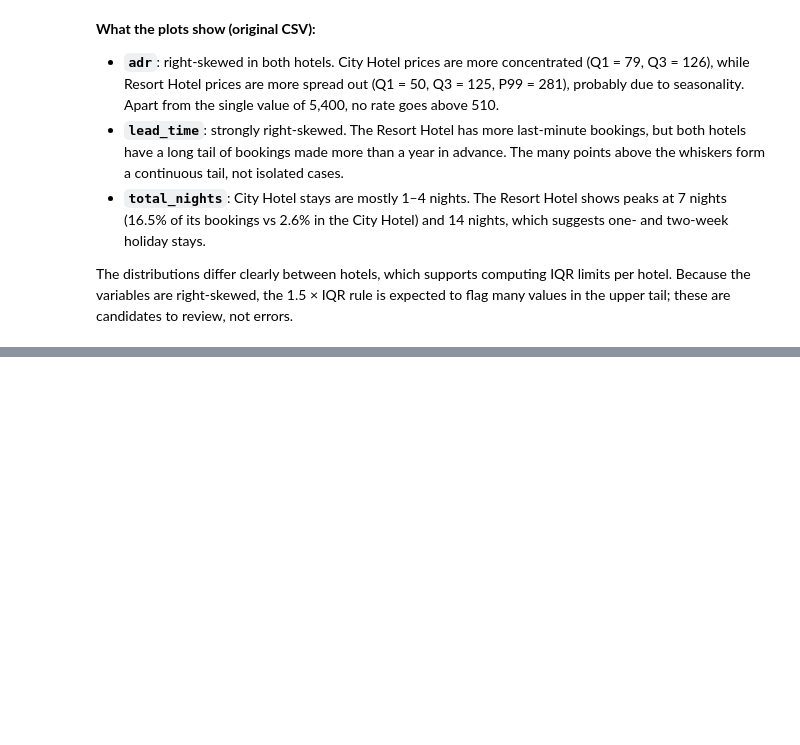
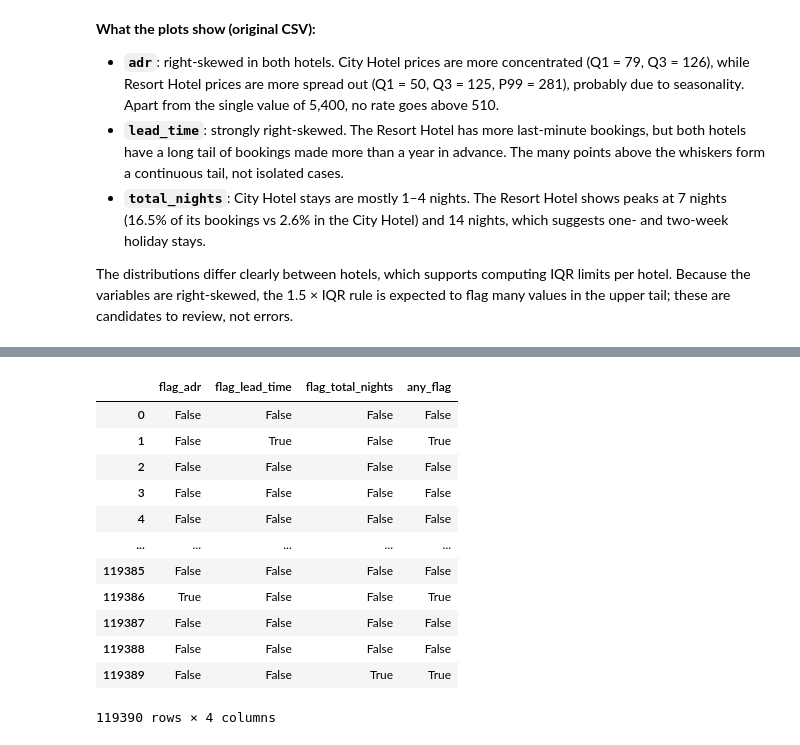
Before and after one commit to martinmon19/Assignment-MACHINE-LEARNING, a Jupyter notebook: notebooks/02_outliers.ipynb, the cells around one changed output, grey strips where cells are left out. Cells and saved outputs as stored; diff of their text form; code cells hidden in the pictures; blank space fills up the shorter version.

```diff
--- a/notebooks/02_outliers.ipynb
+++ b/notebooks/02_outliers.ipynb
@@ -258,0 +299,2 @@ values in the upper tail; these are candidates to review, not errors.
+# %%
+df['any_flag'] = df[['flag_adr', 'flag_lead_time', 'flag_total_nights']].any(axis=1)
@@ -258,0 +309,16 @@ values in the upper tail; these are candidates to review, not errors.
+# %%
+df[['flag_adr', 'flag_lead_time', 'flag_total_nights', 'any_flag']]
+# %% [output]
+|  | flag_adr | flag_lead_time | flag_total_nights | any_flag |
+| 0 | False | False | False | False |
+| 1 | False | True | False | True |
+| 2 | False | False | False | False |
+| 3 | False | False | False | False |
+| 4 | False | False | False | False |
+| ... | ... | ... | ... | ... |
+| 119385 | False | False | False | False |
+| 119386 | True | False | False | True |
+| 119387 | False | False | False | False |
+| 119388 | False | False | False | False |
+| 119389 | False | False | True | True |
+119390 rows × 4 columns
```
Also changed, not shown: parts of 4 cells of this notebook.
